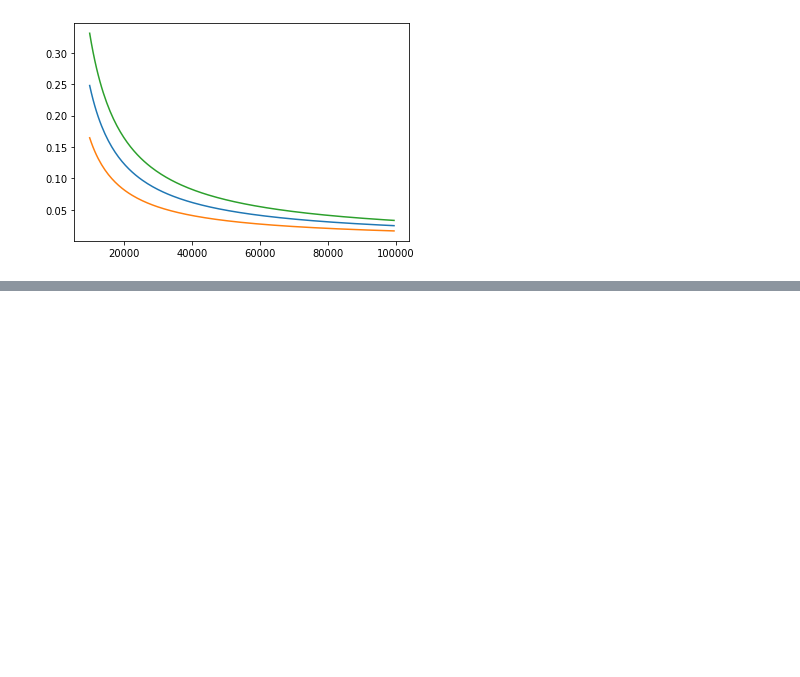
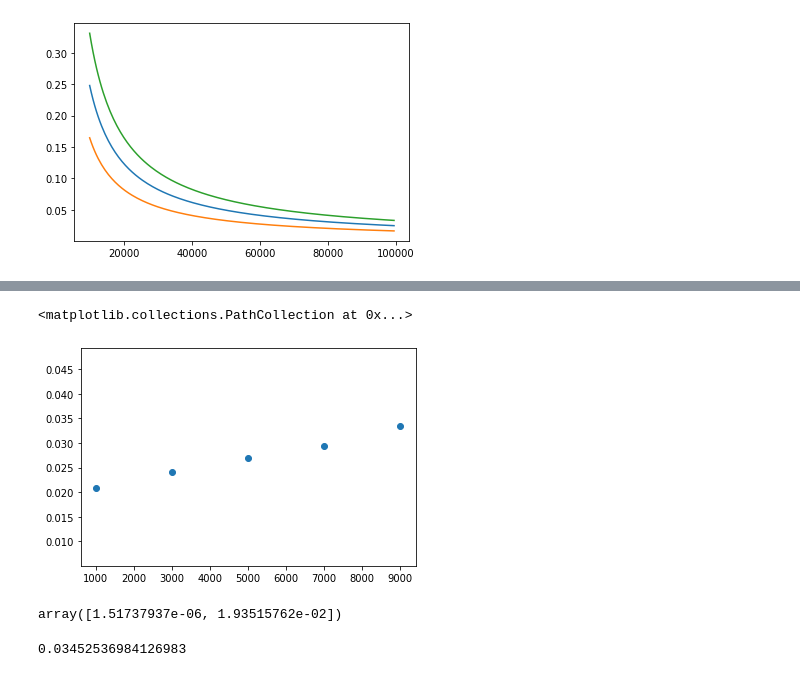
Before and after one commit to unixson/termodinamica, a Jupyter notebook: Libro-Fisicoquimica.ipynb, the cells around one changed output, grey strips where cells are left out. Saved outputs shown, nothing was run; the diff lists cells and outputs as text; code cells hidden in the pictures; blank space fills up the shorter version.

```diff
--- a/Libro-Fisicoquimica.ipynb
+++ b/Libro-Fisicoquimica.ipynb
@@ -207,0 +294,11 @@ plt.show()
+# %%
+#Import libraries
+import pandas as pd
+import numpy as np
+import matplotlib.pyplot as plt
+%matplotlib inline
+
+#entering data as dictionary then convert to pandas data frame, but they were corrected to show some dependence of pressure.
+densidad ={'density':[20.847,72.54,134.23,205.92,300.62],'pressure':[1E3,3E3,5E3,7E3,9E3]}
+densidad_data = pd.DataFrame(data=densidad)
+densidad_data
@@ -207,0 +312,21 @@ plt.show()
+# %%
+#plot data
+x=densidad_data.pressure
+y = (densidad_data.density)/densidad_data.pressure
+plt.scatter(x,y)
+# %% [output]
+<matplotlib.collections.PathCollection at 0x...>
+[figure, added]
+# %%
+# modelar o ajustar los datos
+model =np.polyfit(x,y,1)
+model
+# %% [output]
+array([1.51737937e-06, 1.93515762e-02])
+# %%
+# predecir los datos con el modelo
+predict = np.poly1d(model)
+presion = 1E4
+predict(presion)
+# %% [output]
+0.03452536984126983
```
Also changed, not shown: parts of 11 cells of this notebook.
